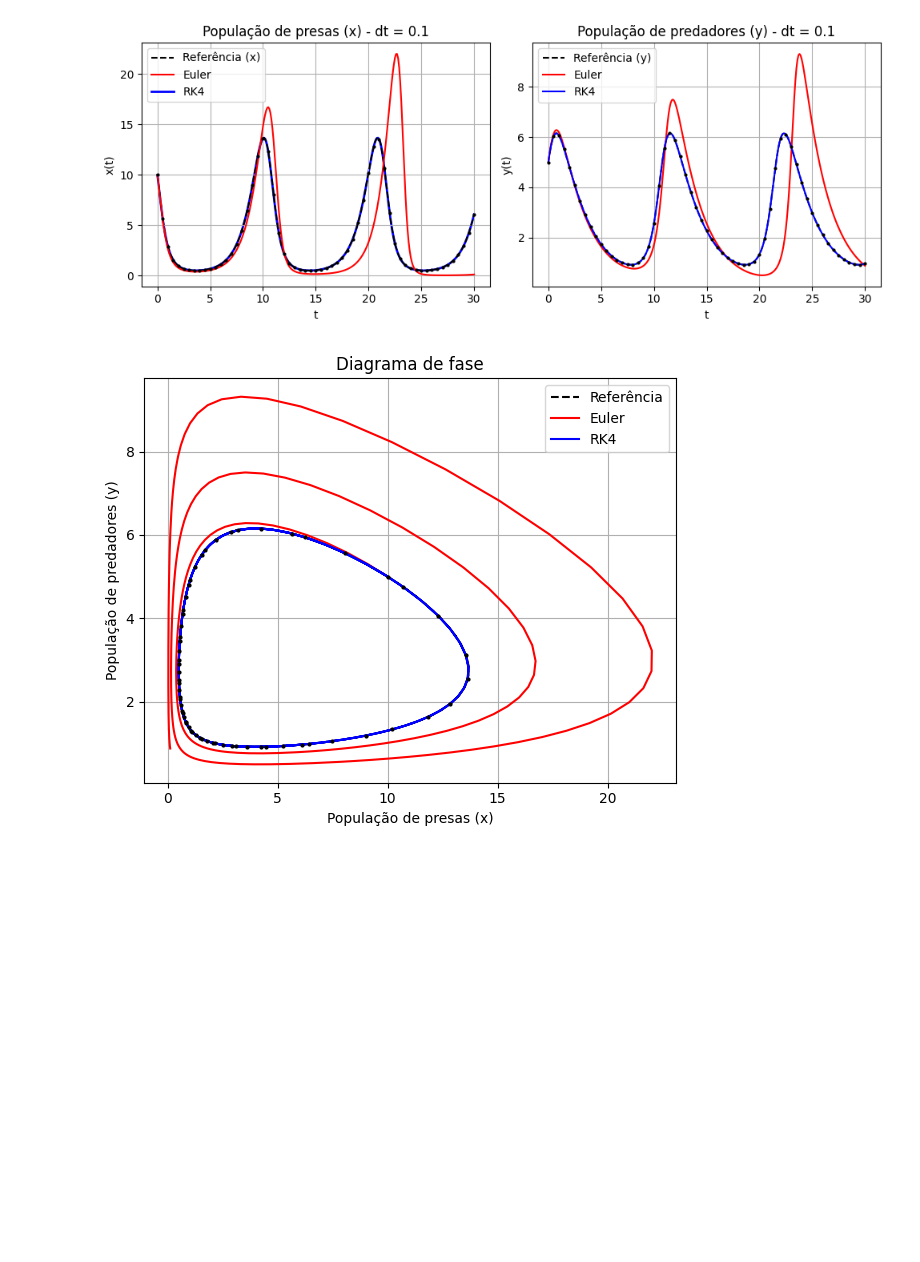
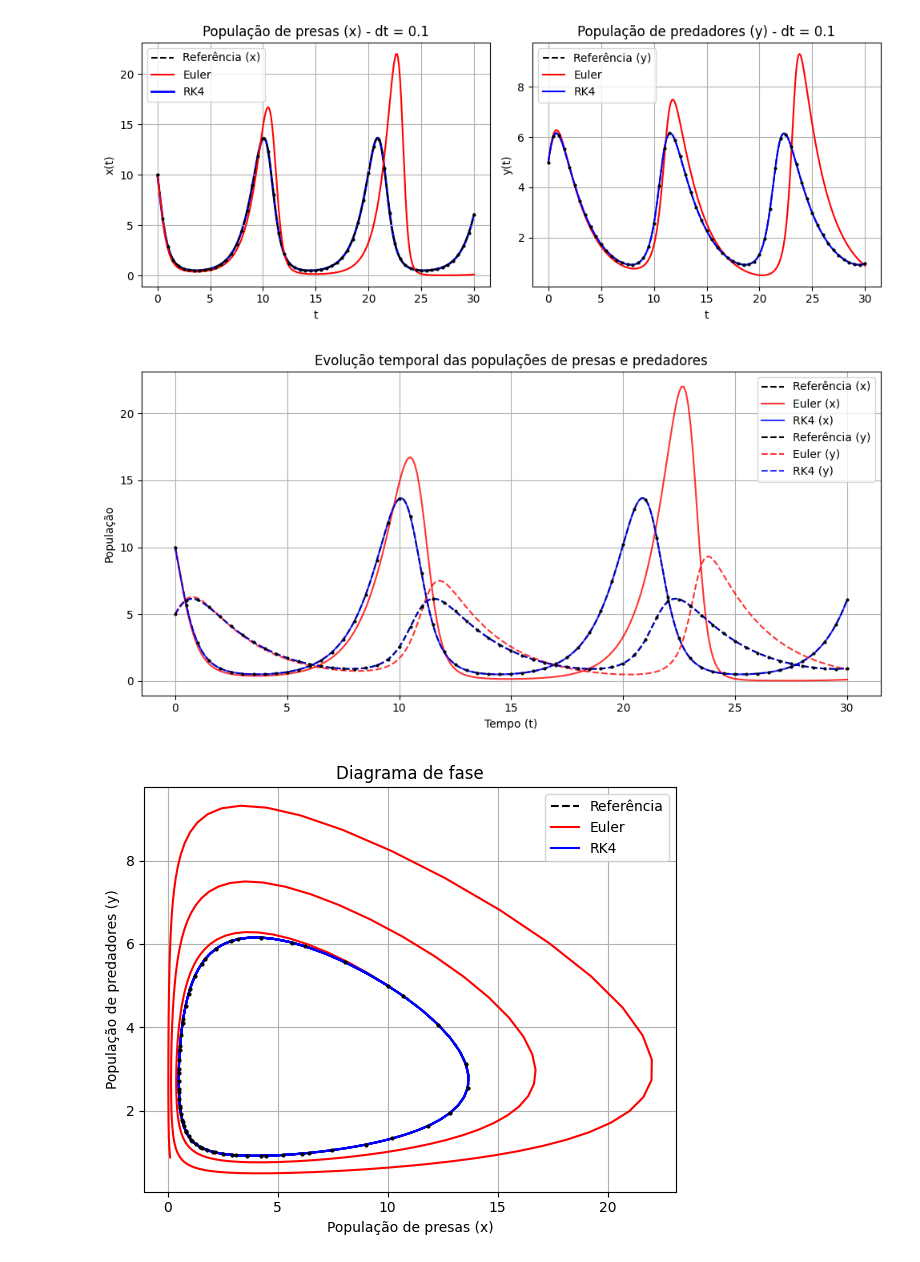
Before and after one commit to andreaoliveira9/Projeto-SO-1-Sim, a Jupyter notebook: recurso/src/ex2/analysis.ipynb, the cells around one changed output. Cells and saved outputs as stored; diff of their text form; code cells hidden in the pictures; blank space fills up the shorter version.

```diff
--- a/recurso/src/ex2/analysis.ipynb
+++ b/recurso/src/ex2/analysis.ipynb
@@ -89,6 +89,30 @@ plt.tight_layout()
 plt.show()
 # %% [output]
 [figure]
+# %%
+plt.figure(figsize=(10, 5))
+
+# 📈 População de presas
+plt.plot(t_ref, x_ref, 'k--', linewidth=1.5, label="Referência (x)", zorder=2)
+plt.plot(t_ref[::500], x_ref[::500], 'ko', markersize=2, zorder=3)
+plt.plot(t_e, x_e, 'r-', label="Euler (x)", alpha=0.8)
+plt.plot(t_rk, x_rk, 'b-', label="RK4 (x)", alpha=0.8)
+
+# 📈 População de predadores
+plt.plot(t_ref, y_ref, 'k--', linewidth=1.5, label="Referência (y)", zorder=2)
+plt.plot(t_ref[::500], y_ref[::500], 'ko', markersize=2, zorder=3)
+plt.plot(t_e, y_e, 'r--', label="Euler (y)", alpha=0.8)
+plt.plot(t_rk, y_rk, 'b--', label="RK4 (y)", alpha=0.8)
+
+plt.xlabel("Tempo (t)")
+plt.ylabel("População")
+plt.title("Evolução temporal das populações de presas e predadores")
+plt.grid(True)
+plt.legend()
+plt.tight_layout()
+plt.show()
+# %% [output]
+[figure, added]
 # %%
 plt.figure(figsize=(6, 5))
 plt.plot(x_ref, y_ref, 'k--', linewidth=1.5, label="Referência", zorder=2)
```
